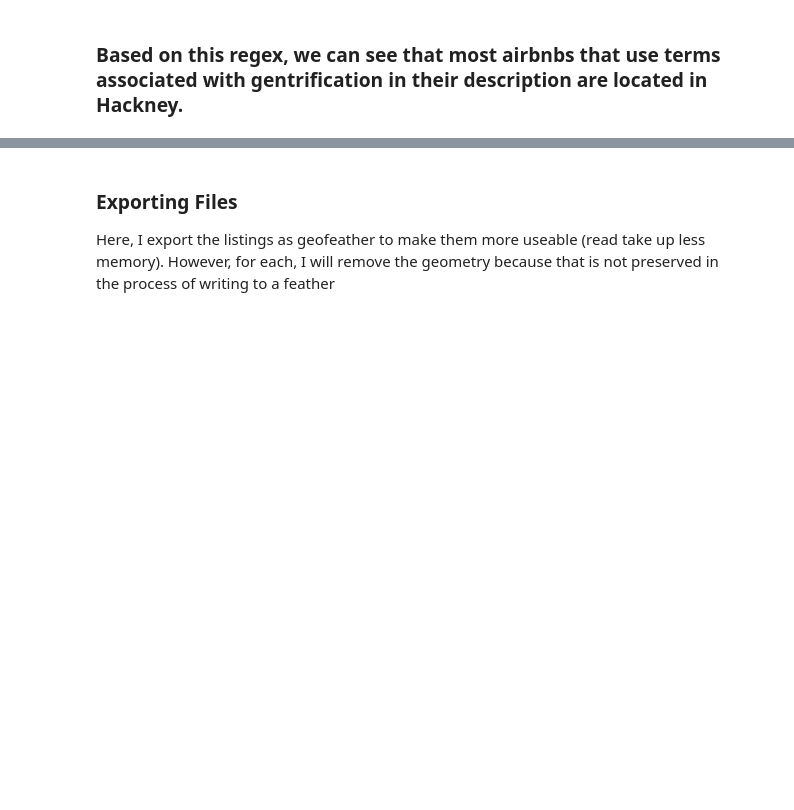
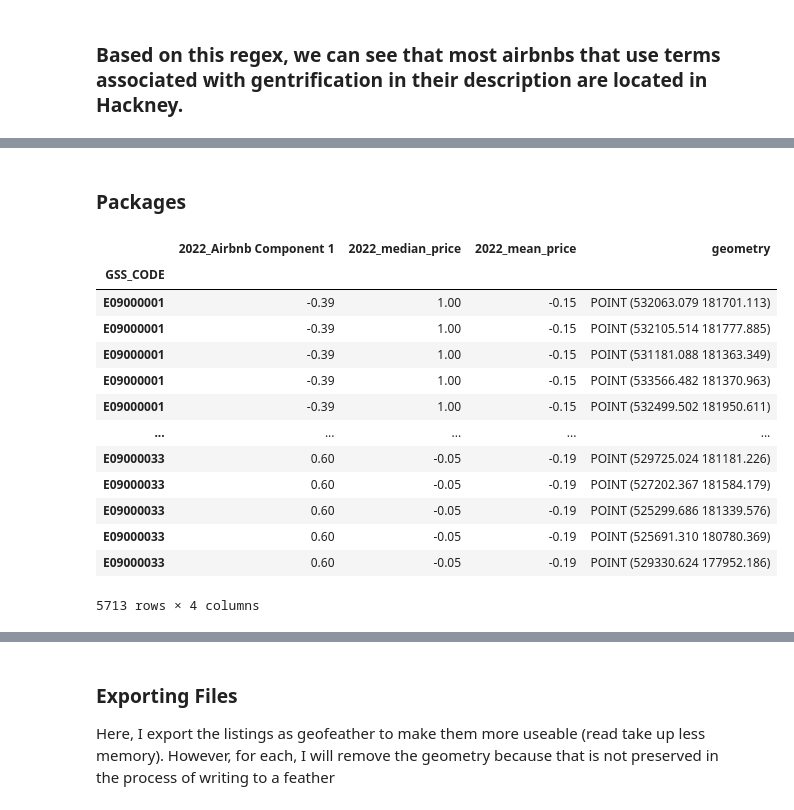
Before and after one commit to lordschmear/outline.fsds, a Jupyter notebook: Airbnb2022_Final.ipynb, the cells around one changed output, grey strips where cells are left out. Drawn from its saved outputs; the diff is of its cells as text; code cells hidden in the pictures; blank space fills up the shorter version.

```diff
--- a/Airbnb2022_Final.ipynb
+++ b/Airbnb2022_Final.ipynb
@@ -830,0 +971,28 @@ grouped_gent.head(33).sort_values(by=['Count'], ascending=False)
+# %%
+# Create a new dataframe that contains
+# GSS_CODE, PCA component1, geometry of each listing
+new_gent = rs.reset_index().iloc[:, [0, -1, -7]].copy().set_index('GSS_CODE')
+
+
+# Append median price from cleaned listings grouped by GSS_CODE
+s1 = rs.groupby(by='GSS_CODE').price.agg('median')
+# rescale median price by using minmaxscaler
+new_gent['2022_median_price'] = pd.Series(np.squeeze(mms.fit_transform(s1.values.reshape(-1,1))), index=s1.index)
+
+# Append mean price from cleaned listings grouped by GSS_CODE
+s2 = rs.groupby(by='GSS_CODE').price.agg('mean')
+# rescale mean price by using minmaxscaler
+new_gent['2022_mean_price'] = pd.Series(np.squeeze(mms.fit_transform(s2.values.reshape(-1,1))), index=s2.index)
+
+new_gent.rename(columns = {'geometry_x': 'geometry'}, inplace = True)
+new_gent= new_gent[['2022_Airbnb Component 1', '2022_median_price',
+                   '2022_mean_price', 'geometry']]
+
+new_gent.head(n=1)
+# cldf is a merged numeric data of census tract and airbnb data
+#s2 = cleaned.groupby(by='MSOA11CD').price.agg('mean')
+#cldf['mean_price'] = pd.Series(np.squeeze(mms.fit_transform(s2.values.reshape(-1,1))), index=s2.index)
+
+#cldf.drop(columns=['Subregion','Borough'], inplace=True)
+
+#cldf.head()
@@ -830,0 +1016,2 @@ grouped_gent.head(33).sort_values(by=['Count'], ascending=False)
+# %% [markdown]
+### Packages
@@ -830,0 +1036,17 @@ grouped_gent.head(33).sort_values(by=['Count'], ascending=False)
+# %%
+new_gent
+# %% [output]
+|  | 2022_Airbnb Component 1 | 2022_median_price | 2022_mean_price | geometry |
+| GSS_CODE |  |  |  |  |
+| E09000001 | -0.39 | 1.00 | -0.15 | POINT (532063.079 181701.113) |
+| E09000001 | -0.39 | 1.00 | -0.15 | POINT (532105.514 181777.885) |
+| E09000001 | -0.39 | 1.00 | -0.15 | POINT (531181.088 181363.349) |
+| E09000001 | -0.39 | 1.00 | -0.15 | POINT (533566.482 181370.963) |
+| E09000001 | -0.39 | 1.00 | -0.15 | POINT (532499.502 181950.611) |
+| ... | ... | ... | ... | ... |
+| E09000033 | 0.60 | -0.05 | -0.19 | POINT (529725.024 181181.226) |
+| E09000033 | 0.60 | -0.05 | -0.19 | POINT (527202.367 181584.179) |
+| E09000033 | 0.60 | -0.05 | -0.19 | POINT (525299.686 181339.576) |
+| E09000033 | 0.60 | -0.05 | -0.19 | POINT (525691.310 180780.369) |
+| E09000033 | 0.60 | -0.05 | -0.19 | POINT (529330.624 177952.186) |
+5713 rows × 4 columns
```
Also changed, not shown: parts of 39 cells of this notebook.
